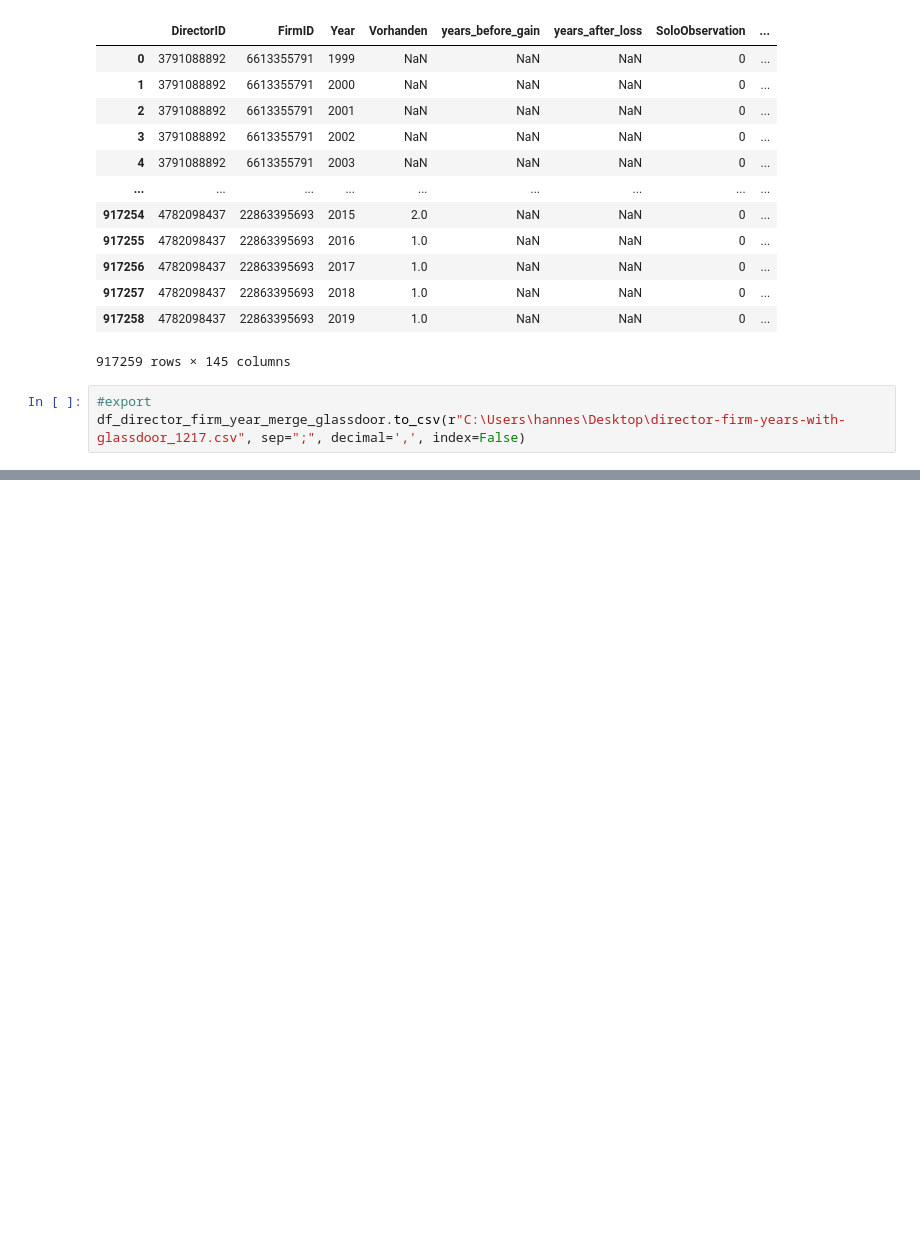
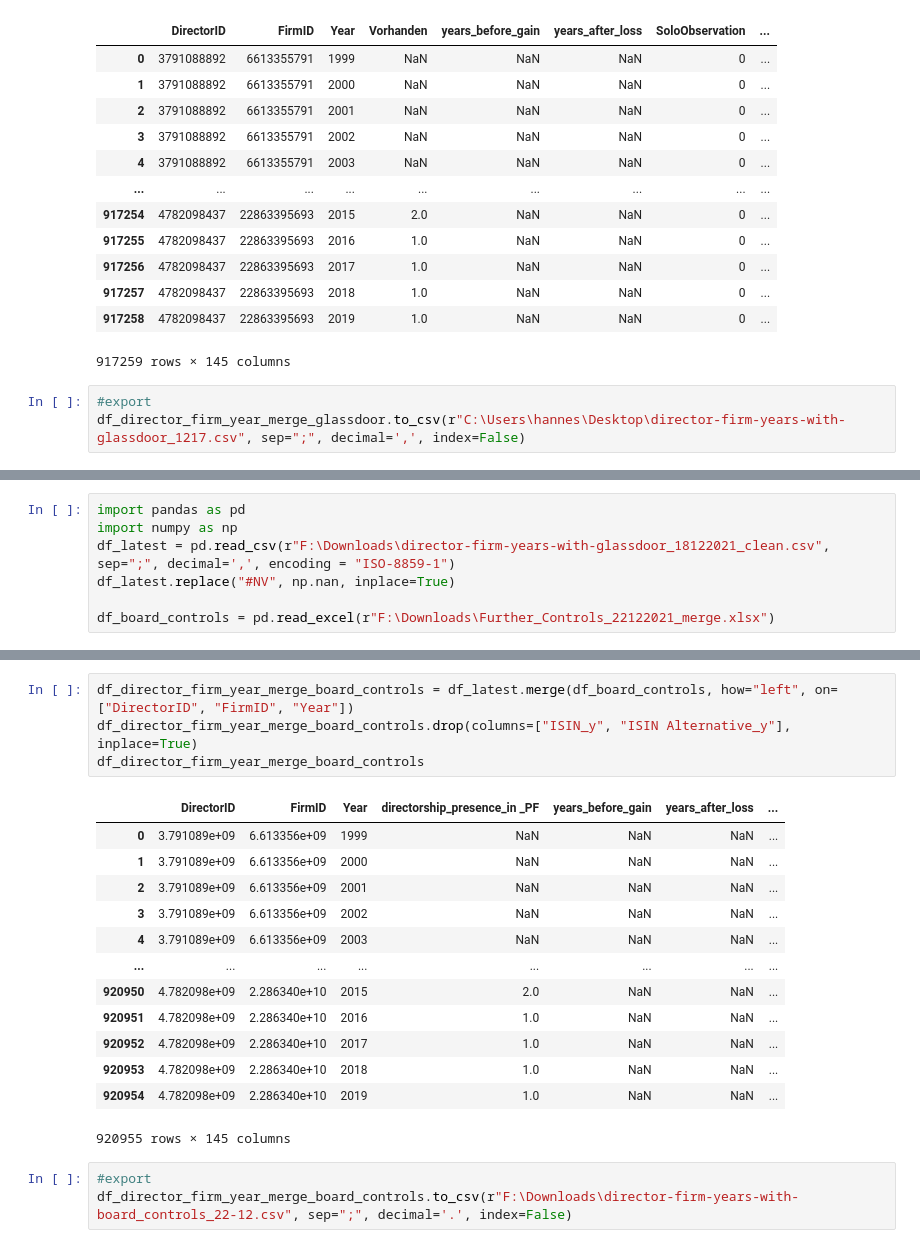
Before and after one commit to hannez11/director-project, a Jupyter notebook: merge notebooks/merge_variables.ipynb, the cells around one changed output, grey strips where cells are left out. Saved outputs shown, nothing was run; the diff lists cells and outputs as text; blank space fills up the shorter version.

```diff
--- a/merge_variables.ipynb
+++ b/merge notebooks/merge_variables.ipynb
@@ -412,0 +415,7 @@ df_director_firm_year_merge_glassdoor.to_csv(r"C:\Users\hannes\Desktop\director-
+# %%
+import pandas as pd
+import numpy as np
+df_latest = pd.read_csv(r"F:\Downloads\director-firm-years-with-glassdoor_18122021_clean.csv", sep=";", decimal=',', encoding = "ISO-8859-1")
+df_latest.replace("#NV", np.nan, inplace=True)
+
+df_board_controls = pd.read_excel(r"F:\Downloads\Further_Controls_22122021_merge.xlsx")
@@ -412,0 +439,21 @@ df_director_firm_year_merge_glassdoor.to_csv(r"C:\Users\hannes\Desktop\director-
+# %%
+df_director_firm_year_merge_board_controls = df_latest.merge(df_board_controls, how="left", on=["DirectorID", "FirmID", "Year"])
+df_director_firm_year_merge_board_controls.drop(columns=["ISIN_y", "ISIN Alternative_y"], inplace=True)
+df_director_firm_year_merge_board_controls
+# %% [output]
+|  | DirectorID | FirmID | Year | directorship_presence_in _PF | years_before_gain | years_after_loss | ... |
+| 0 | 3.791089e+09 | 6.613356e+09 | 1999 | NaN | NaN | NaN | ... |
+| 1 | 3.791089e+09 | 6.613356e+09 | 2000 | NaN | NaN | NaN | ... |
+| 2 | 3.791089e+09 | 6.613356e+09 | 2001 | NaN | NaN | NaN | ... |
+| 3 | 3.791089e+09 | 6.613356e+09 | 2002 | NaN | NaN | NaN | ... |
+| 4 | 3.791089e+09 | 6.613356e+09 | 2003 | NaN | NaN | NaN | ... |
+| ... | ... | ... | ... | ... | ... | ... | ... |
+| 920950 | 4.782098e+09 | 2.286340e+10 | 2015 | 2.0 | NaN | NaN | ... |
+| 920951 | 4.782098e+09 | 2.286340e+10 | 2016 | 1.0 | NaN | NaN | ... |
+| 920952 | 4.782098e+09 | 2.286340e+10 | 2017 | 1.0 | NaN | NaN | ... |
+| 920953 | 4.782098e+09 | 2.286340e+10 | 2018 | 1.0 | NaN | NaN | ... |
+| 920954 | 4.782098e+09 | 2.286340e+10 | 2019 | 1.0 | NaN | NaN | ... |
+920955 rows × 145 columns
+# %%
+#export
+df_director_firm_year_merge_board_controls.to_csv(r"F:\Downloads\director-firm-years-with-board_controls_22-12.csv", sep=";", decimal='.', index=False)
```
Also changed, not shown: parts of 8 cells of this notebook, 4 other files.
